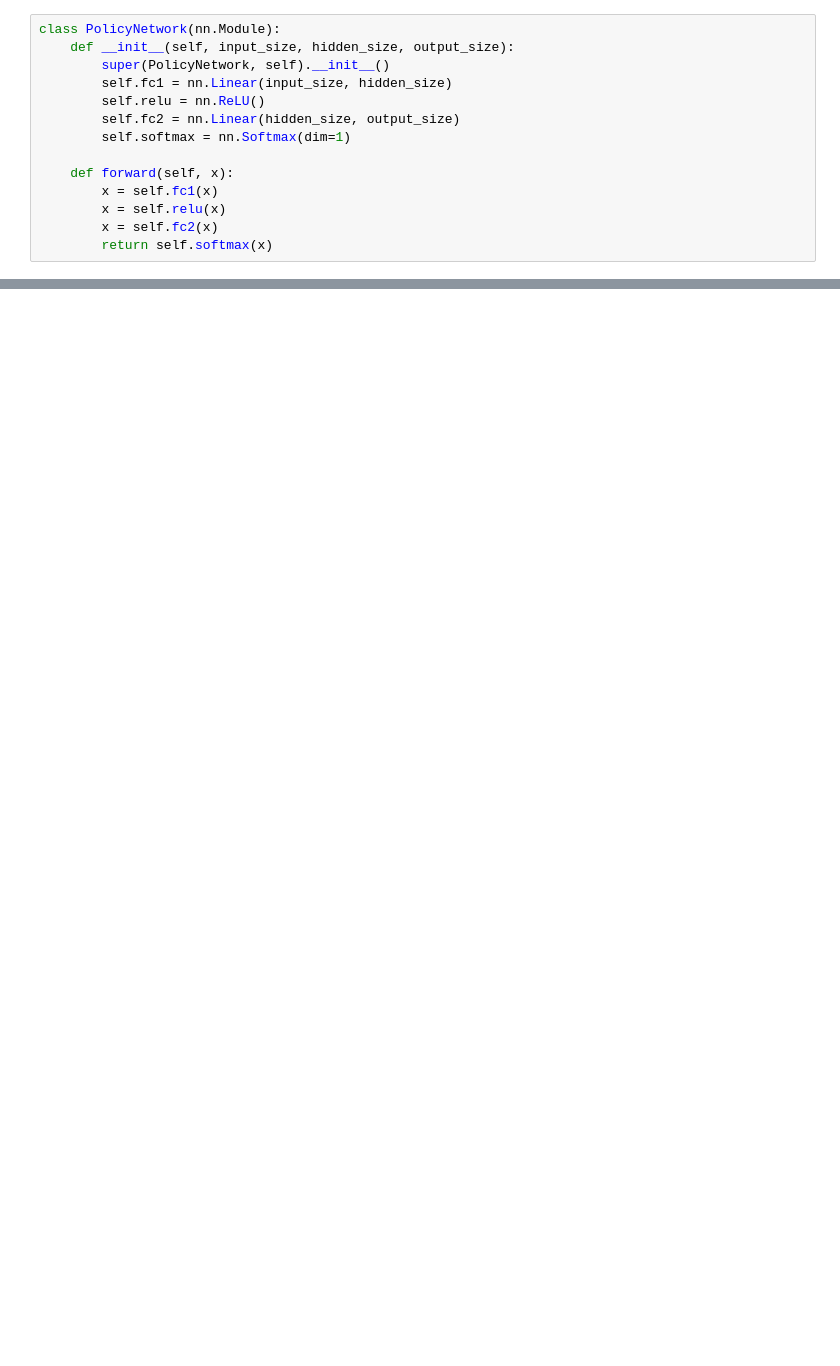
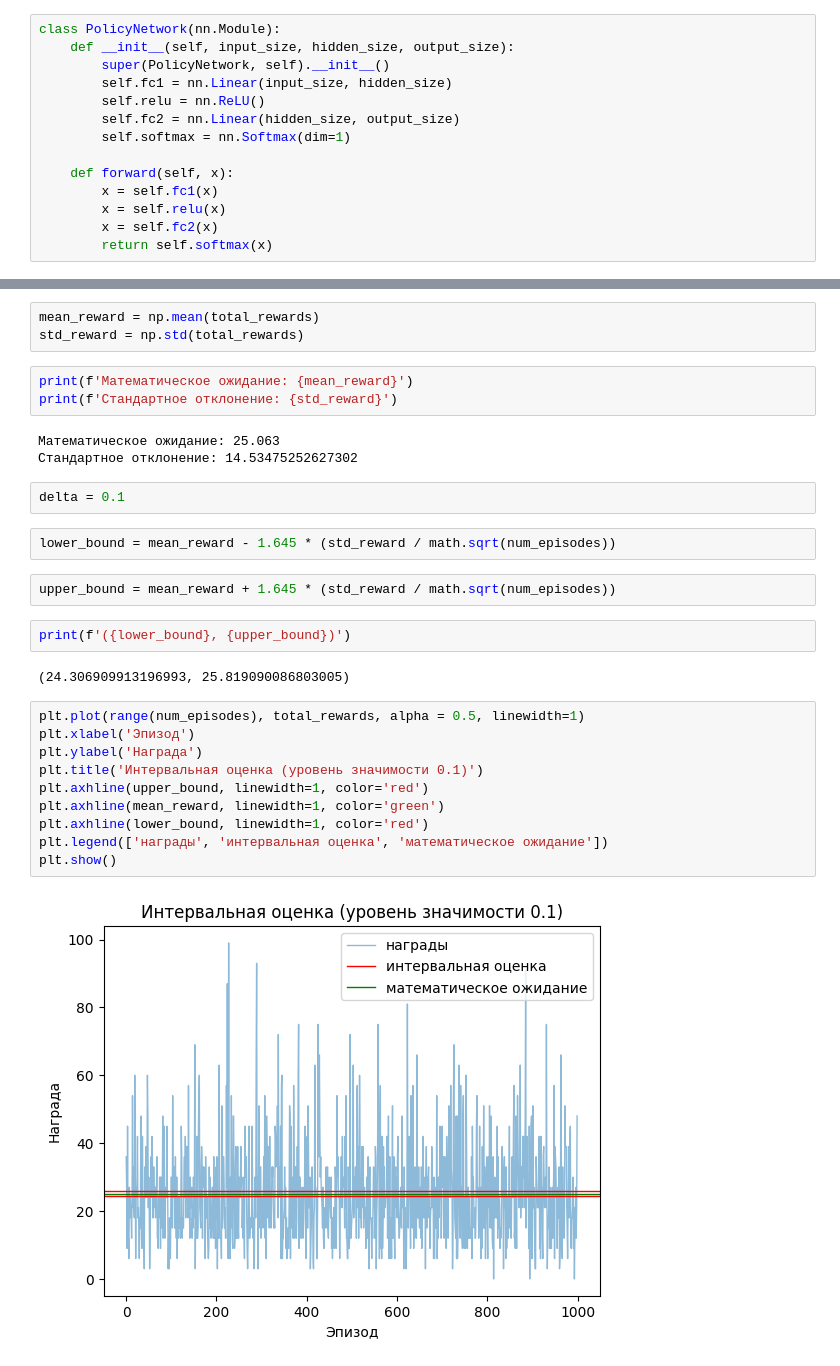
Before and after one commit to sotarseniy/project-atari, a Jupyter notebook: notebooks/reinforce.ipynb, the cells around one changed output, grey strips where cells are left out. Cells and saved outputs as stored; diff of their text form; blank space fills up the shorter version.

```diff
--- a/notebooks/reinforce.ipynb
+++ b/notebooks/reinforce.ipynb
@@ -234,0 +87,31 @@ RuntimeError: mat1 and mat2 shapes cannot be multiplied (33600x3 and 33600x64)
+# %%
+mean_reward = np.mean(total_rewards)
+std_reward = np.std(total_rewards)
+# %%
+print(f'Математическое ожидание: {mean_reward}')
+print(f'Стандартное отклонение: {std_reward}')
+# %% [output]
+Математическое ожидание: 25.063
+Стандартное отклонение: 14.53475252627302
+# %%
+delta = 0.1
+# %%
+lower_bound = mean_reward - 1.645 * (std_reward / math.sqrt(num_episodes))
+# %%
+upper_bound = mean_reward + 1.645 * (std_reward / math.sqrt(num_episodes))
+# %%
+print(f'({lower_bound}, {upper_bound})')
+# %% [output]
+(24.306909913196993, 25.819090086803005)
+# %%
+plt.plot(range(num_episodes), total_rewards, alpha = 0.5, linewidth=1)
+plt.xlabel('Эпизод')
+plt.ylabel('Награда')
+plt.title('Интервальная оценка (уровень значимости 0.1)')
+plt.axhline(upper_bound, linewidth=1, color='red')
+plt.axhline(mean_reward, linewidth=1, color='green')
+plt.axhline(lower_bound, linewidth=1, color='red')
+plt.legend(['награды', 'интервальная оценка', 'математическое ожидание'])
+plt.show()
+# %% [output]
+[figure, added]
```
Also changed, not shown: parts of 15 cells of this notebook, 2 other files.
